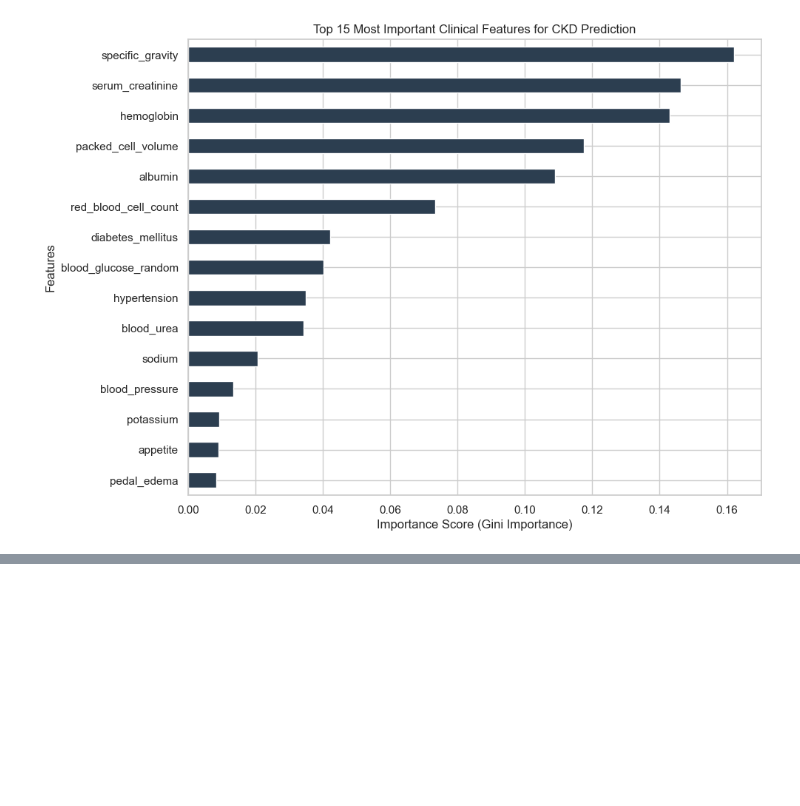
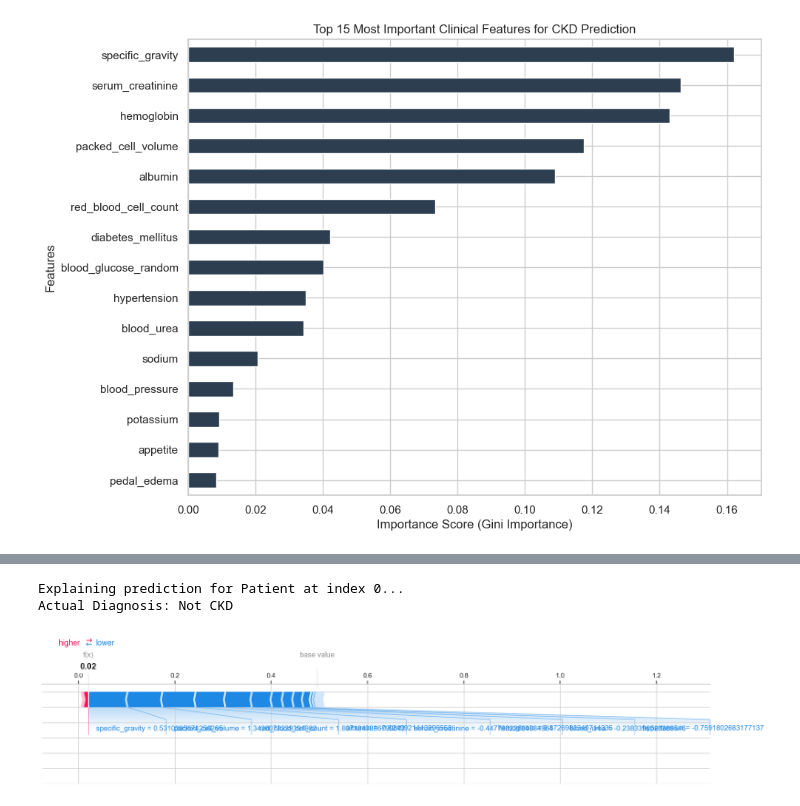
Before and after one commit to AbdullahRFA/Predictive-Modeling-of-Early-Stage-Chronic-Kidney-Disease-Using-Explainable-AI, a Jupyter notebook: Code/datasetCollection_&_EDA.ipynb, the cells around one changed output, grey strips where cells are left out. Saved outputs shown, nothing was run; the diff lists cells and outputs as text; code cells hidden in the pictures; blank space fills up the shorter version.

```diff
--- a/Code/datasetCollection_&_EDA.ipynb
+++ b/Code/datasetCollection_&_EDA.ipynb
@@ -364,0 +554,20 @@ plt.show()
+# %%
+# 4. Local Explainability: Explaining a SINGLE Patient's Diagnosis
+# Let's look at the very first patient in our test set
+patient_index = 0
+
+# Initialize JavaScript for interactive plots in Jupyter
+shap.initjs()
+
+# Generate a Force Plot for Patient 0
+print(f"\nExplaining prediction for Patient at index {patient_index}...")
+print(f"Actual Diagnosis: {'CKD' if y_test.iloc[patient_index] == 1 else 'Not CKD'}")
+
+# The force plot shows features pushing the prediction higher (red) or lower (blue)
+shap.force_plot(
+    explainer.expected_value[1] if isinstance(explainer.expected_value, (list, np.ndarray)) else explainer.expected_value,
+    shap_values_ckd[patient_index, :],
+    X_test_scaled.iloc[patient_index, :],
+    matplotlib=True # Renders as a static image instead of interactive JS (safer for notebooks)
+)
+# %% [output]
@@ -364,0 +575,3 @@ plt.show()
+Explaining prediction for Patient at index 0...
+Actual Diagnosis: Not CKD
+[figure, added]
```
Also changed, not shown: parts of 19 cells of this notebook.
